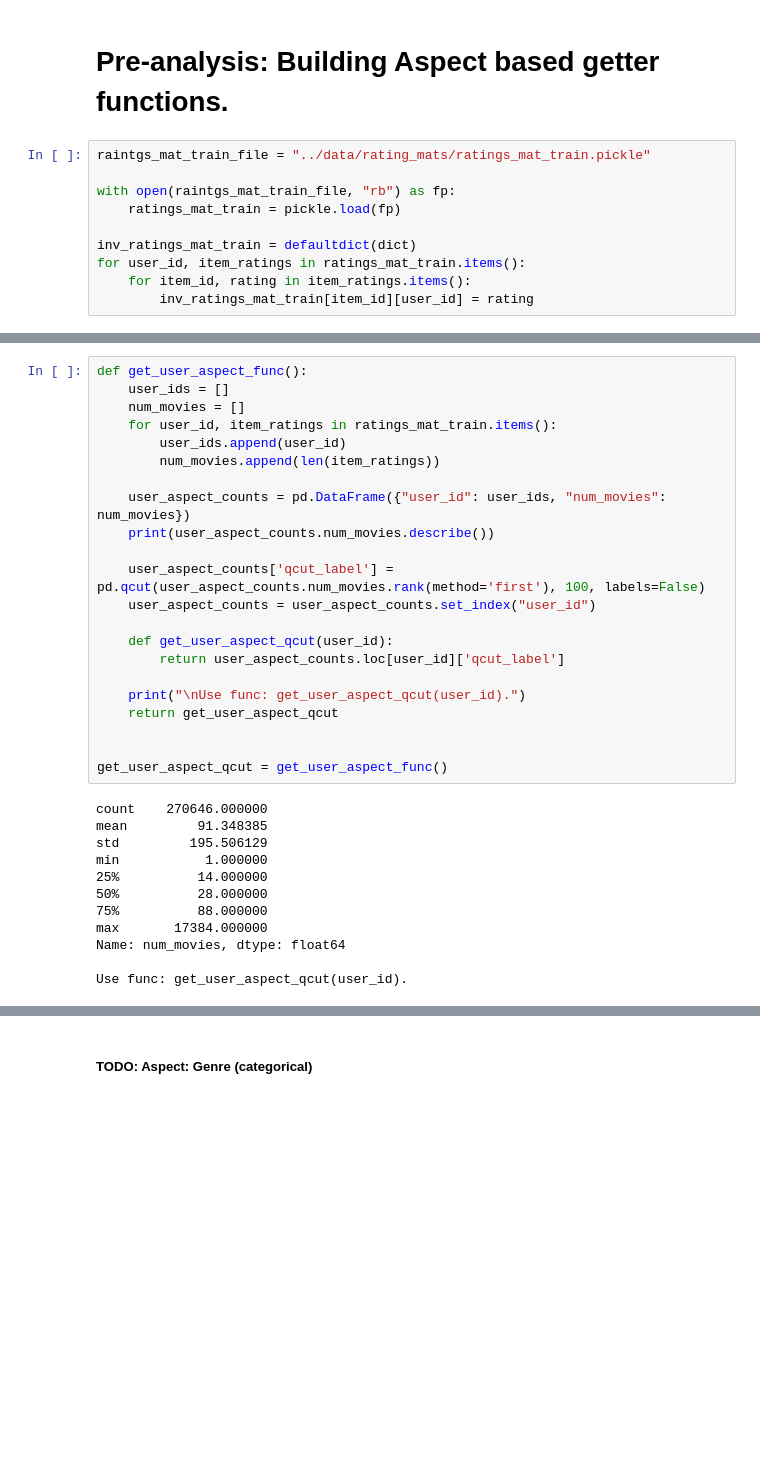
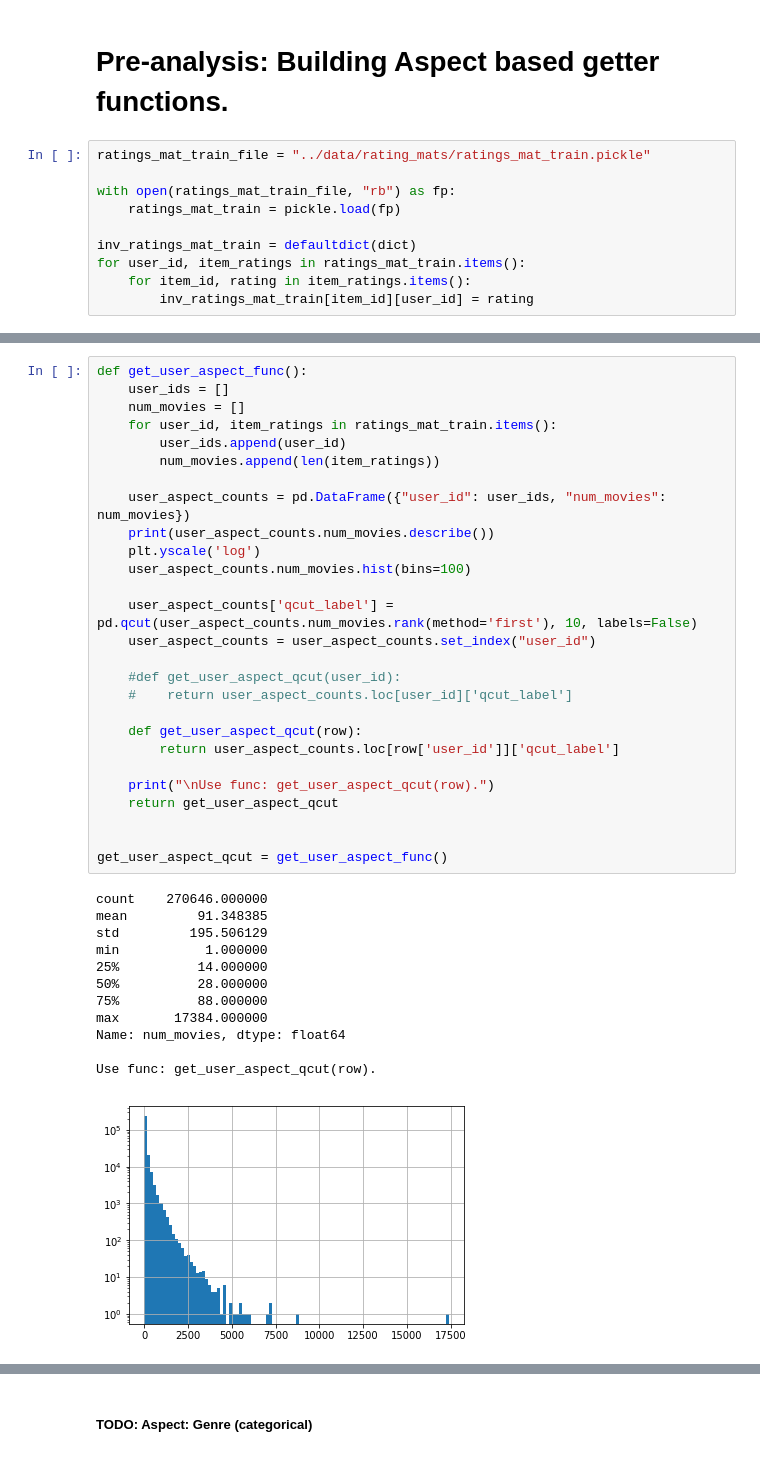
Before and after one commit to bhuvi3/movie_recommendation_system, a Jupyter notebook: code/generate_results.ipynb, the cells around one changed output, grey strips where cells are left out. Saved outputs shown, nothing was run; the diff lists cells and outputs as text; blank space fills up the shorter version.

```diff
--- a/code/generate_results.ipynb
+++ b/code/generate_results.ipynb
@@ -29,9 +34,9 @@ model_col_names = ["CF_Item", "CF_User", "LFM", "CB_Plot", "CB_Poster"]
 # %% [markdown]
 # Pre-analysis: Building Aspect based getter functions.
 # %%
-raintgs_mat_train_file = "../data/rating_mats/ratings_mat_train.pickle"
+ratings_mat_train_file = "../data/rating_mats/ratings_mat_train.pickle"
 
-with open(raintgs_mat_train_file, "rb") as fp:
+with open(ratings_mat_train_file, "rb") as fp:
     ratings_mat_train = pickle.load(fp)
 
 inv_ratings_mat_train = defaultdict(dict)
@@ -43,35 +48,41 @@ for user_id, item_ratings in ratings_mat_train.items():
 # %%
 def get_user_aspect_func():
     user_ids = []
     num_movies = []
     for user_id, item_ratings in ratings_mat_train.items():
         user_ids.append(user_id)
         num_movies.append(len(item_ratings))
 
     user_aspect_counts = pd.DataFrame({"user_id": user_ids, "num_movies": num_movies})
     print(user_aspect_counts.num_movies.describe())
+    plt.yscale('log')
+    user_aspect_counts.num_movies.hist(bins=100)
 
-    user_aspect_counts['qcut_label'] = pd.qcut(user_aspect_counts.num_movies.rank(method='first'), 100, labels=False)
+    user_aspect_counts['qcut_label'] = pd.qcut(user_aspect_counts.num_movies.rank(method='first'), 10, labels=False)
     user_aspect_counts = user_aspect_counts.set_index("user_id")
 
-    def get_user_aspect_qcut(user_id):
-        return user_aspect_counts.loc[user_id]['qcut_label']
+    #def get_user_aspect_qcut(user_id):
+    #    return user_aspect_counts.loc[user_id]['qcut_label']
 
-    print("\nUse func: get_user_aspect_qcut(user_id).")
+    def get_user_aspect_qcut(row):
+        return user_aspect_counts.loc[row['user_id']]['qcut_label']
+
+    print("\nUse func: get_user_aspect_qcut(row).")
     return get_user_aspect_qcut
 
 
 get_user_aspect_qcut = get_user_aspect_func()
 # %% [output]
 count    270646.000000
 mean         91.348385
 std         195.506129
 min           1.000000
 25%          14.000000
 50%          28.000000
 75%          88.000000
 max       17384.000000
 Name: num_movies, dtype: float64
 
-Use func: get_user_aspect_qcut(user_id).
+Use func: get_user_aspect_qcut(row).
+[figure, added]
 # %% [markdown]
```
Also changed, not shown: parts of 38 cells of this notebook, 9 other files.
